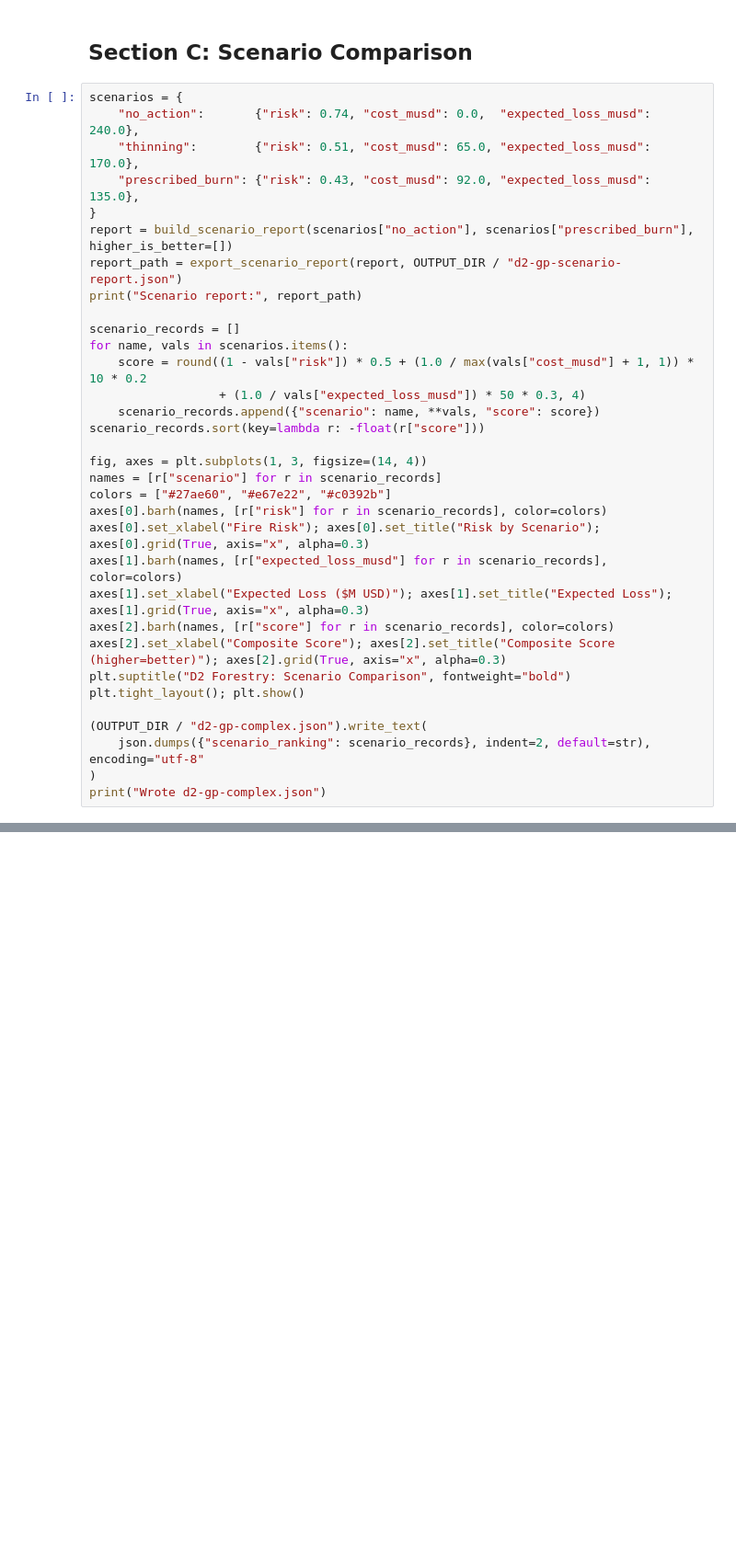
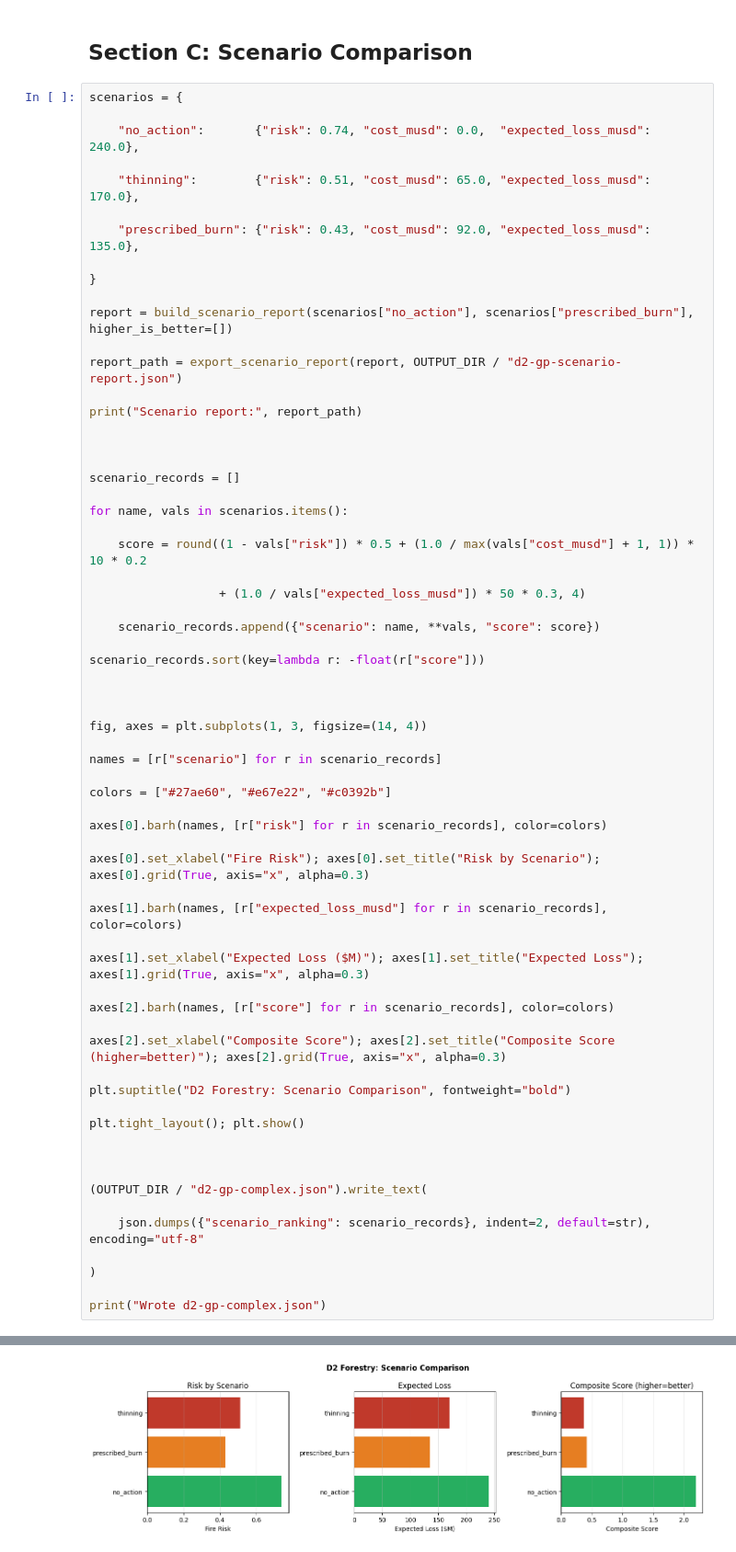
Before and after one commit to matthew-lottly/geoprompt, a Jupyter notebook: examples/notebooks/geoprompt/d2_forestry_management_workflow.ipynb, the cells around one changed output, grey strips where cells are left out. Shown at 92% size. Cells and saved outputs as stored; diff of their text form; blank space fills up the shorter version.

```diff
--- a/examples/notebooks/geoprompt/d2_forestry_management_workflow.ipynb
+++ b/examples/notebooks/geoprompt/d2_forestry_management_workflow.ipynb
@@ -176,34 +369,66 @@ plt.tight_layout(); plt.show()
 ## Section C: Scenario Comparison
 # %%
 scenarios = {
+
     "no_action":       {"risk": 0.74, "cost_musd": 0.0,  "expected_loss_musd": 240.0},
+
     "thinning":        {"risk": 0.51, "cost_musd": 65.0, "expected_loss_musd": 170.0},
+
     "prescribed_burn": {"risk": 0.43, "cost_musd": 92.0, "expected_loss_musd": 135.0},
+
 }
+
 report = build_scenario_report(scenarios["no_action"], scenarios["prescribed_burn"], higher_is_better=[])
+
 report_path = export_scenario_report(report, OUTPUT_DIR / "d2-gp-scenario-report.json")
+
 print("Scenario report:", report_path)
 
+
+
 scenario_records = []
+
 for name, vals in scenarios.items():
+
     score = round((1 - vals["risk"]) * 0.5 + (1.0 / max(vals["cost_musd"] + 1, 1)) * 10 * 0.2
+
                   + (1.0 / vals["expected_loss_musd"]) * 50 * 0.3, 4)
+
     scenario_records.append({"scenario": name, **vals, "score": score})
+
 scenario_records.sort(key=lambda r: -float(r["score"]))
 
+
+
 fig, axes = plt.subplots(1, 3, figsize=(14, 4))
+
 names = [r["scenario"] for r in scenario_records]
+
 colors = ["#27ae60", "#e67e22", "#c0392b"]
+
 axes[0].barh(names, [r["risk"] for r in scenario_records], color=colors)
+
 axes[0].set_xlabel("Fire Risk"); axes[0].set_title("Risk by Scenario"); axes[0].grid(True, axis="x", alpha=0.3)
+
 axes[1].barh(names, [r["expected_loss_musd"] for r in scenario_records], color=colors)
-axes[1].set_xlabel("Expected Loss ($M USD)"); axes[1].set_title("Expected Loss"); axes[1].grid(True, axis="x", alpha=0.3)
+
+axes[1].set_xlabel("Expected Loss ($M)"); axes[1].set_title("Expected Loss"); axes[1].grid(True, axis="x", alpha=0.3)
+
 axes[2].barh(names, [r["score"] for r in scenario_records], color=colors)
+
 axes[2].set_xlabel("Composite Score"); axes[2].set_title("Composite Score (higher=better)"); axes[2].grid(True, axis="x", alpha=0.3)
+
 plt.suptitle("D2 Forestry: Scenario Comparison", fontweight="bold")
+
 plt.tight_layout(); plt.show()
 
+
+
 (OUTPUT_DIR / "d2-gp-complex.json").write_text(
+
     json.dumps({"scenario_ranking": scenario_records}, indent=2, default=str), encoding="utf-8"
+
 )
+
 print("Wrote d2-gp-complex.json")
+# %% [output]
@@ -209,0 +436 @@ print("Wrote d2-gp-complex.json")
+[figure, added]
```
Also changed, not shown: parts of 4 cells of this notebook, 9 other files.
